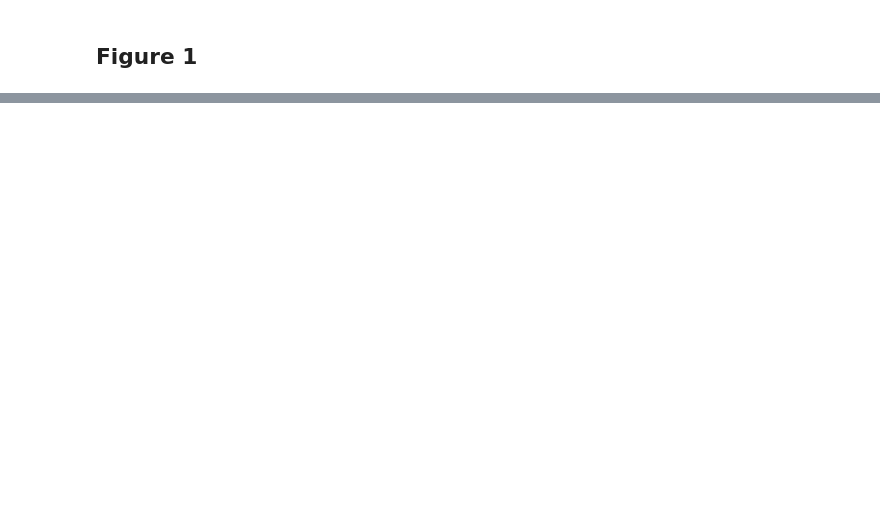
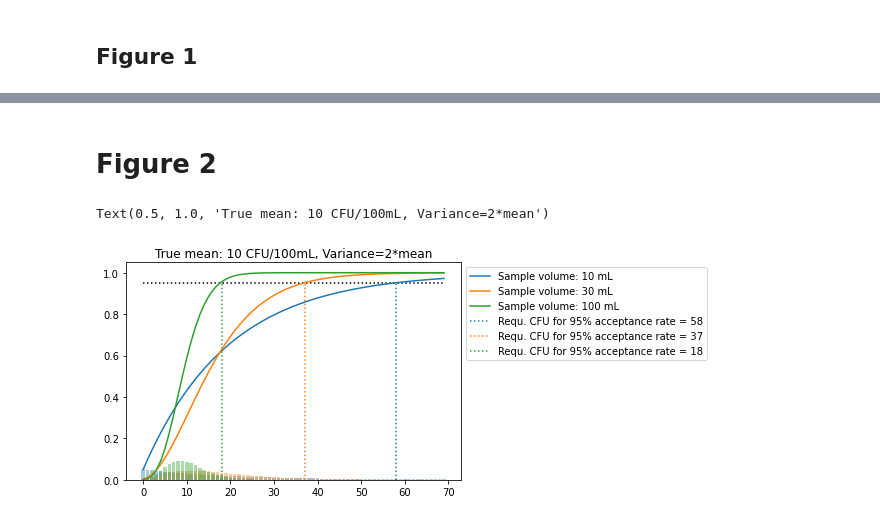
Before and after one commit to MoritzImendoerffer/bioburden_limits, a Jupyter notebook: yang_2013.ipynb, the cells around one changed output, grey strips where cells are left out. Cells and saved outputs as stored; diff of their text form; code cells hidden in the pictures; blank space fills up the shorter version.

```diff
--- a/yang_2013.ipynb
+++ b/yang_2013.ipynb
@@ -45,0 +84,41 @@ Text(0, 0.5, 'Probability')
+# %% [markdown]
+# Figure 2
+# %%
+"""
+This figure is an alternative representation to those from the paper.
+It tries to resemble Figure 7.6 from the Book "Emerging Non-Clinical Biostatistics in Biopharmaceutical Development and Manufacturing"
+However, the probabilities are not the same. The book yields 63, 32, 20 CFUs for 95% detection probability.
+I am not sure, if adapting p is the proper choice.
+"""
+volumes = np.array([10, 30, 100])  # mL
+ual = np.array([1, 3, 10])  # MCU/100mL
+
+mu = 10
+var = 2*mu
+# reparameterize to match scipy's nb function
+p = mu / var
+n = mu**2 / (var - mu)  # equivalent to n = mu * p / (1-p)
+
+fix, ax = plt.subplots(ncols=1)
+xhat = np.arange(0,70)
+#xhat = np.linspace(0, 70, 100)
+
+for i, vol in enumerate(volumes):
+    p_adj = p*vol/100
+    nb = stats.nbinom(n=ual[i], p=p_adj)
+    ax.plot(xhat, nb.cdf(xhat), label=f'Sample volume: {vol} mL', color=plt.cm.tab10(i))
+    #ax.plot(xhat, nb.sf(xhat), color=plt.cm.tab10(i), linestyle='--', label=f'sample volume: {volumes[i]}')
+    ax.vlines(ymin=0,
+              ymax=nb.cdf(nb.ppf(0.95)),
+              x=nb.ppf(0.95),
+              color=plt.cm.tab10(i),
+              linestyle=':' ,
+              label=f'Requ. CFU for 95% acceptance rate = {nb.ppf(0.95):0.0f}')
+    ax.bar(xhat, nb.pmf(xhat), alpha=0.4)
+
+ax.hlines(xmin=xhat[0], xmax=xhat[-1], y=0.95, linestyle=':', color='k')
+ax.legend(loc='upper left', bbox_to_anchor=(1,1))
+plt.title(f'True mean: 10 CFU/100mL, Variance=2*mean')
+# %% [output]
+Text(0.5, 1.0, 'True mean: 10 CFU/100mL, Variance=2*mean')
+[figure, added]
```
Also changed, not shown: parts of 4 cells of this notebook.
